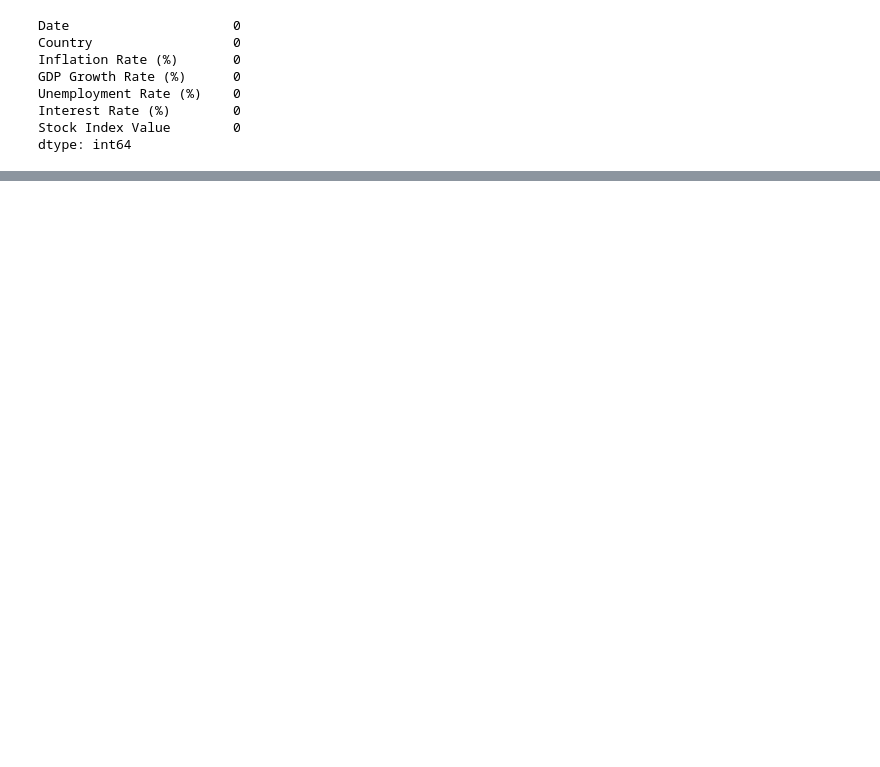
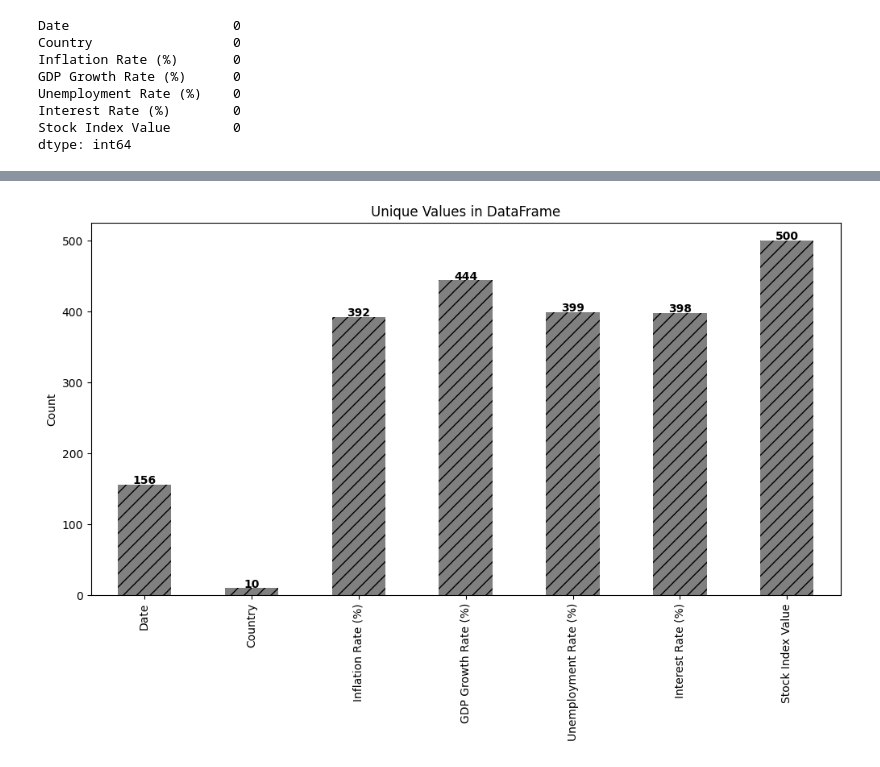
Before and after one commit to muhammederbay10/clustering-countries-economic-indicators, a Jupyter notebook: Countries.ipynb, the cells around one changed output, grey strips where cells are left out. Drawn from its saved outputs; the diff is of its cells as text; code cells hidden in the pictures; blank space fills up the shorter version.

```diff
--- a/Countries.ipynb
+++ b/Countries.ipynb
@@ -38,0 +122,13 @@ dtype: int64
+# %%
+# Plot the Unique Values
+
+unique = df.nunique()
+plt.figure(figsize=(12, 6))
+unique.plot(kind='bar', color ='grey', hatch='//')
+plt.title('Unique Values in DataFrame')
+plt.ylabel('Count')
+for i,v in enumerate(unique):
+    plt.text(i, v + 1, str(v), color='black', fontweight='bold', ha='center')
+plt.show()
+# %% [output]
+[figure, added]
```
Also changed, not shown: parts of 16 cells of this notebook.
